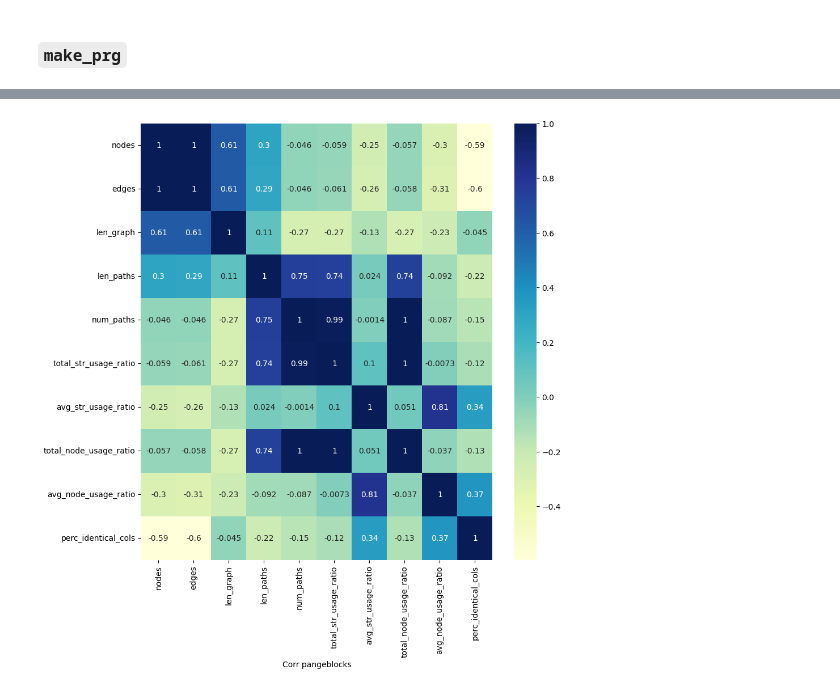
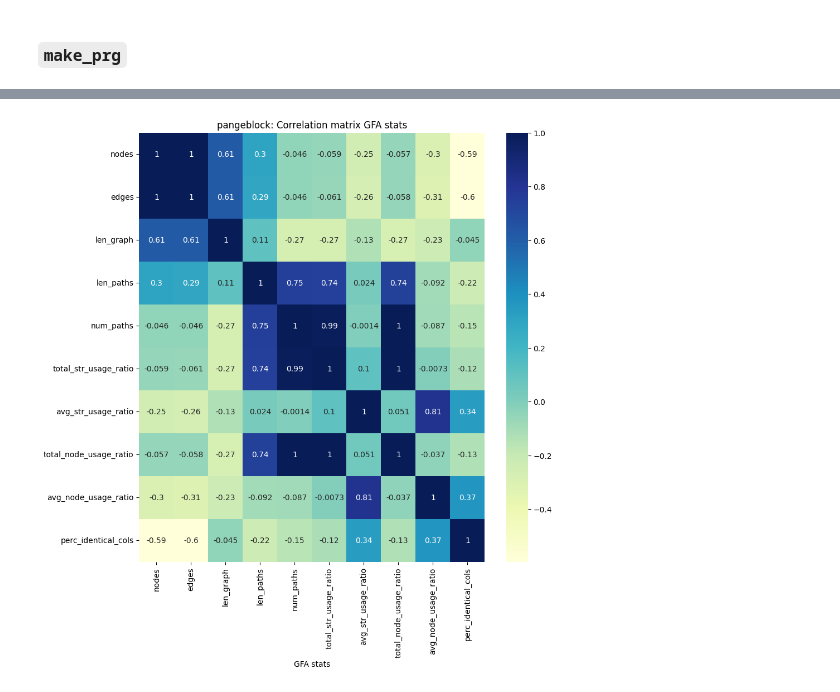
Before and after one commit to AlgoLab/pangeblocks, a Jupyter notebook: notebooks/gfa-stats.ipynb, the cells around one changed output, grey strips where cells are left out. Cells and saved outputs as stored; diff of their text form; code cells hidden in the pictures.

```diff
--- a/notebooks/gfa-stats.ipynb
+++ b/notebooks/gfa-stats.ipynb
@@ -121,6 +140,2 @@ class GFAStats:
 # %% [markdown]
 ## Pangeblocks
-# %%
-stats_msas = pd.read_csv("../output-100msas/analysis-msa/stats_msas.tsv", sep="\t", index_col=False)
-stats_msas["name_msa"] = stats_msas["path_msa"].apply(lambda p: Path(p).stem)
-stats_msas
@@ -163,3 +151,4 @@ stats_pb["avg_node_usage_ratio"].hist()
 # %%
-stats_merged = pd.merge(left=stats_pb, right=stats_msas[["name_msa","perc_identical_cols"]], how="left", on="name_msa")
+# merged pangeblocks stats and msa stats
+stats_pb_merged = pd.merge(left=stats_pb, right=stats_msas[["name_msa","perc_identical_cols"]], how="left", on="name_msa")
 # %%
@@ -191,11 +180,12 @@ stats_pb.query("avg_str_usage_ratio < 0.3")
 # bins percentage identical columns
 vbins=[0,70,80,90,100]
 lbins = [f"<{bin}" for bin in vbins[1:]]
-stats_merged["b_perc_identical_cols"]=pd.cut(stats_merged["perc_identical_cols"], bins=vbins, labels=lbins)
-stats_merged["type"] = stats_merged["name_msa"].apply(lambda p: "Cluster" if p.startswith("Cluster") else "Gene Core")
+stats_pb_merged["b_perc_identical_cols"]=pd.cut(stats_pb_merged["perc_identical_cols"], bins=vbins, labels=lbins)
+stats_pb_merged["type"] = stats_pb_merged["name_msa"].apply(lambda p: "Cluster" if p.startswith("Cluster") else "Gene Core")
 
-ax=sns.boxplot(data=stats_merged, x="type",y="avg_node_usage_ratio", hue="b_perc_identical_cols")
+ax=sns.boxplot(data=stats_pb_merged, x="type",y="avg_node_usage_ratio", hue="b_perc_identical_cols")
 ax.set(ylim=(0.,1.2))
-ax.set(title="title")
+ax.set(title="Average node usage ratio by MSA type")
+ax.legend(loc="center right", fancybox=True, title="% identical columns MSA", bbox_to_anchor=(1.4,0.5) )
 sns.despine(offset=10, trim=True)
 # %% [output]
@@ -224,0 +218,3 @@ stats_mprg_merged.describe()
+# %%
+pb_corr = stats_pb_merged.corr()
+pb_corr
@@ -225,7 +233,8 @@ stats_mprg_merged.describe()
 # %%
 plt.figure(figsize=(10,10))
-sns.heatmap(stats_merged.corr(), annot=True, cmap=plt.cm.YlGnBu)
-plt.xlabel('Corr pangeblocks')
+ax = sns.heatmap(pb_corr, annot=True, cmap=plt.cm.YlGnBu)
+plt.xlabel('GFA stats')
+ax.set(title="pangeblock: Correlation matrix GFA stats")
 plt.show()
 # %% [output]
-[figure, old version]
+[figure, new version]
```
Also changed, not shown: parts of 20 cells of this notebook, 3 other files.
